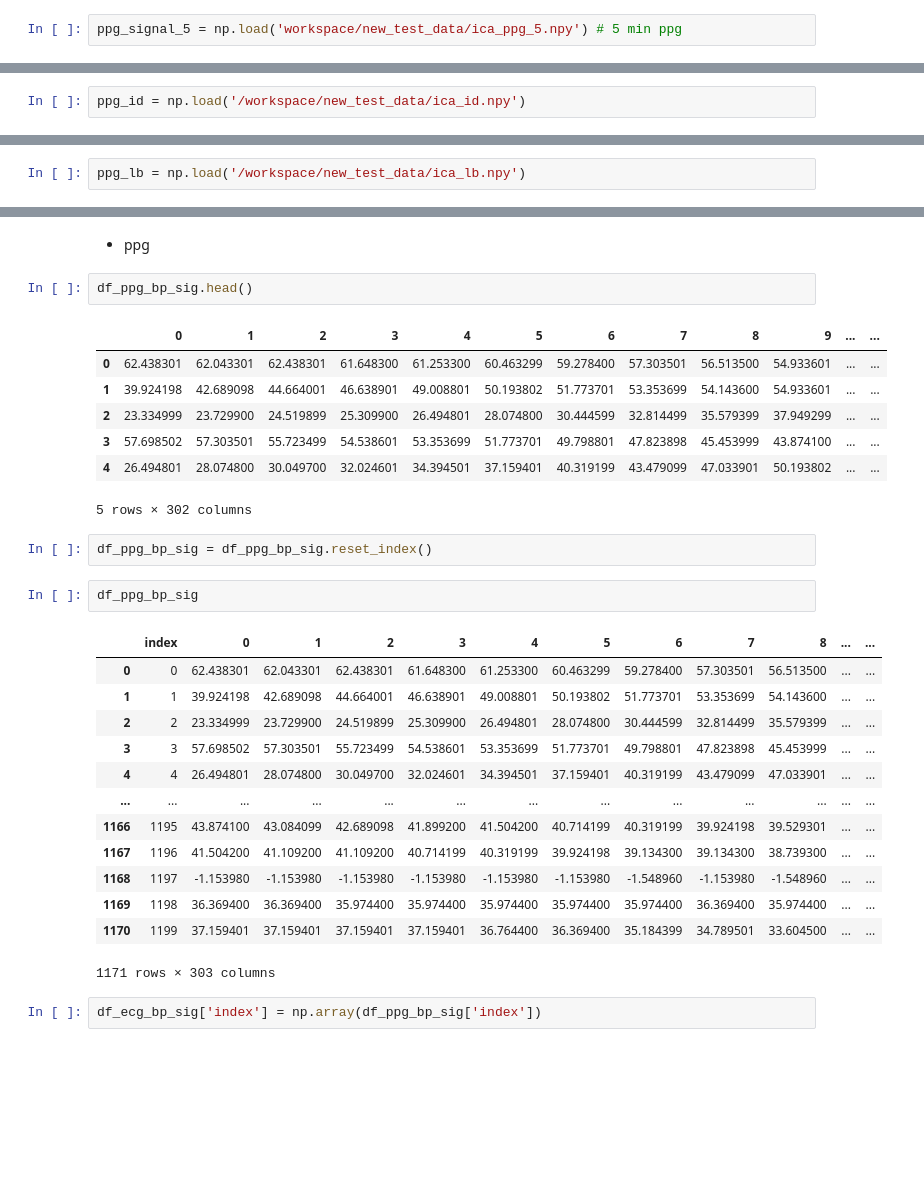
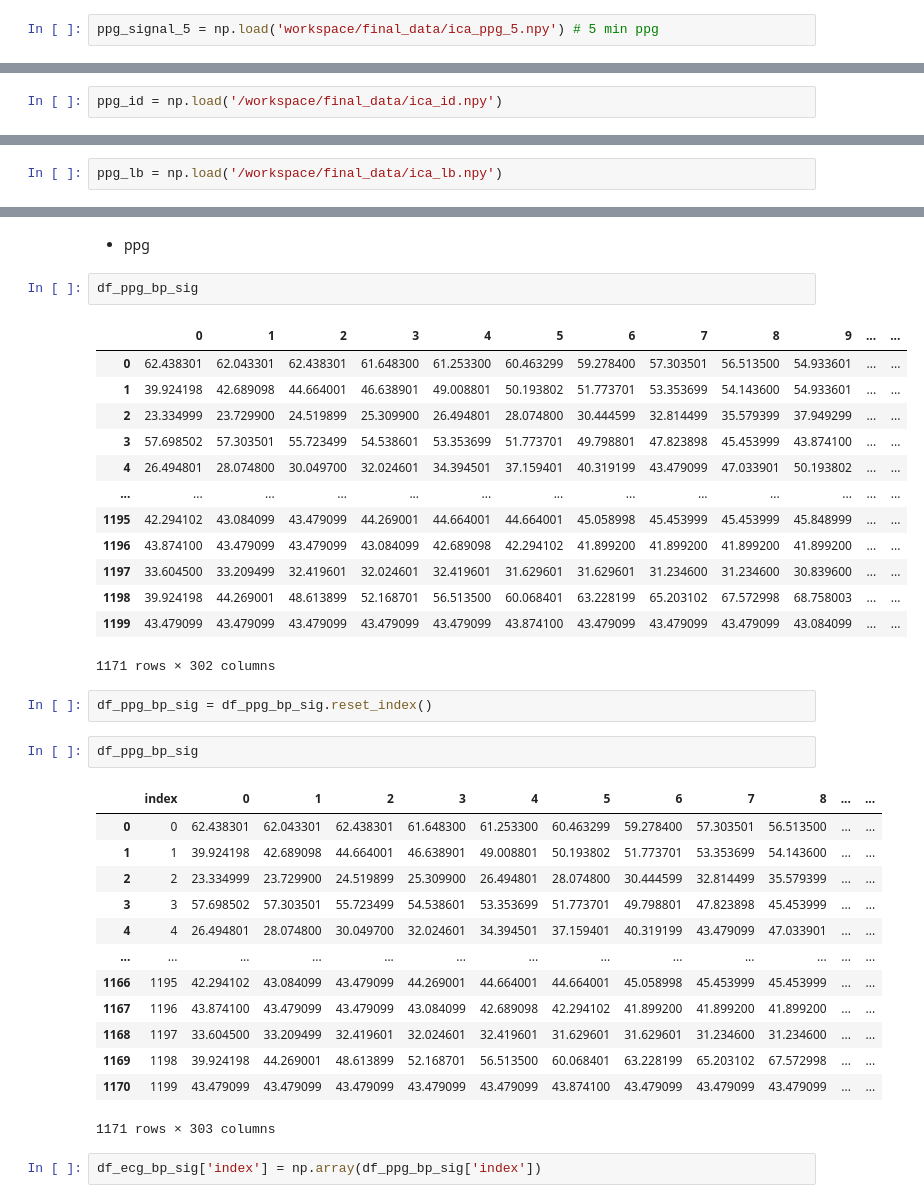
Before and after one commit to jungyu0413/VitalDB, a Jupyter notebook: final _ica_ppg_ecg_1Dconv.ipynb, the cells around one changed output, grey strips where cells are left out. Drawn from its saved outputs; the diff is of its cells as text; blank space fills up the shorter version.

```diff
--- a/final _ica_ppg_ecg_1Dconv.ipynb
+++ b/final _ica_ppg_ecg_1Dconv.ipynb
@@ -8,7 +7,7 @@ import torch
 # %% [markdown]
 * ppg
 # %%
-ppg_signal_5 = np.load('workspace/new_test_data/ica_ppg_5.npy') # 5 min ppg
+ppg_signal_5 = np.load('workspace/final_data/ica_ppg_5.npy') # 5 min ppg
 # %%
 len(ppg_signal_5)
 # %% [output]
@@ -26,5 +25,5 @@ ecg_lb = np.load('workspace/new_test_data/ica_lb.npy')
 # %%
-ppg_id = np.load('/workspace/new_test_data/ica_id.npy')
+ppg_id = np.load('/workspace/final_data/ica_id.npy')
 # %%
 len(ppg_id)
 # %% [output]
@@ -40,4 +49,4 @@ df_ppg = pd.DataFrame(list(ppg_signal_5))
 # %%
 df_ppg['caseid'] = list(ppg_id)
 # %%
-ppg_lb = np.load('/workspace/new_test_data/ica_lb.npy')
+ppg_lb = np.load('/workspace/final_data/ica_lb.npy')
@@ -184,15 +223,21 @@ y_train_ppg = list(df_ppg['label'].map(lambda x : 0 if x == 0 else 1))
 # %% [markdown]
 * ppg
 # %%
-df_ppg_bp_sig.head()
+df_ppg_bp_sig
 # %% [output]
 |  | 0 | 1 | 2 | 3 | 4 | 5 | 6 | 7 | 8 | 9 | ... | ... |
 | 0 | 62.438301 | 62.043301 | 62.438301 | 61.648300 | 61.253300 | 60.463299 | 59.278400 | 57.303501 | 56.513500 | 54.933601 | ... | ... |
 | 1 | 39.924198 | 42.689098 | 44.664001 | 46.638901 | 49.008801 | 50.193802 | 51.773701 | 53.353699 | 54.143600 | 54.933601 | ... | ... |
 | 2 | 23.334999 | 23.729900 | 24.519899 | 25.309900 | 26.494801 | 28.074800 | 30.444599 | 32.814499 | 35.579399 | 37.949299 | ... | ... |
 | 3 | 57.698502 | 57.303501 | 55.723499 | 54.538601 | 53.353699 | 51.773701 | 49.798801 | 47.823898 | 45.453999 | 43.874100 | ... | ... |
 | 4 | 26.494801 | 28.074800 | 30.049700 | 32.024601 | 34.394501 | 37.159401 | 40.319199 | 43.479099 | 47.033901 | 50.193802 | ... | ... |
+| ... | ... | ... | ... | ... | ... | ... | ... | ... | ... | ... | ... | ... |
+| 1195 | 42.294102 | 43.084099 | 43.479099 | 44.269001 | 44.664001 | 44.664001 | 45.058998 | 45.453999 | 45.453999 | 45.848999 | ... | ... |
+| 1196 | 43.874100 | 43.479099 | 43.479099 | 43.084099 | 42.689098 | 42.294102 | 41.899200 | 41.899200 | 41.899200 | 41.899200 | ... | ... |
+| 1197 | 33.604500 | 33.209499 | 32.419601 | 32.024601 | 32.419601 | 31.629601 | 31.629601 | 31.234600 | 31.234600 | 30.839600 | ... | ... |
+| 1198 | 39.924198 | 44.269001 | 48.613899 | 52.168701 | 56.513500 | 60.068401 | 63.228199 | 65.203102 | 67.572998 | 68.758003 | ... | ... |
+| 1199 | 43.479099 | 43.479099 | 43.479099 | 43.479099 | 43.479099 | 43.874100 | 43.479099 | 43.479099 | 43.479099 | 43.084099 | ... | ... |
-5 rows × 302 columns
+1171 rows × 302 columns
 # %%
 df_ppg_bp_sig = df_ppg_bp_sig.reset_index()
 # %%
@@ -205,11 +250,11 @@ df_ppg_bp_sig
 | 3 | 3 | 57.698502 | 57.303501 | 55.723499 | 54.538601 | 53.353699 | 51.773701 | 49.798801 | 47.823898 | 45.453999 | ... | ... |
 | 4 | 4 | 26.494801 | 28.074800 | 30.049700 | 32.024601 | 34.394501 | 37.159401 | 40.319199 | 43.479099 | 47.033901 | ... | ... |
 | ... | ... | ... | ... | ... | ... | ... | ... | ... | ... | ... | ... | ... |
-| 1166 | 1195 | 43.874100 | 43.084099 | 42.689098 | 41.899200 | 41.504200 | 40.714199 | 40.319199 | 39.924198 | 39.529301 | ... | ... |
-| 1167 | 1196 | 41.504200 | 41.109200 | 41.109200 | 40.714199 | 40.319199 | 39.924198 | 39.134300 | 39.134300 | 38.739300 | ... | ... |
-| 1168 | 1197 | -1.153980 | -1.153980 | -1.153980 | -1.153980 | -1.153980 | -1.153980 | -1.548960 | -1.153980 | -1.548960 | ... | ... |
-| 1169 | 1198 | 36.369400 | 36.369400 | 35.974400 | 35.974400 | 35.974400 | 35.974400 | 35.974400 | 36.369400 | 35.974400 | ... | ... |
-| 1170 | 1199 | 37.159401 | 37.159401 | 37.159401 | 37.159401 | 36.764400 | 36.369400 | 35.184399 | 34.789501 | 33.604500 | ... | ... |
+| 1166 | 1195 | 42.294102 | 43.084099 | 43.479099 | 44.269001 | 44.664001 | 44.664001 | 45.058998 | 45.453999 | 45.453999 | ... | ... |
+| 1167 | 1196 | 43.874100 | 43.479099 | 43.479099 | 43.084099 | 42.689098 | 42.294102 | 41.899200 | 41.899200 | 41.899200 | ... | ... |
+| 1168 | 1197 | 33.604500 | 33.209499 | 32.419601 | 32.024601 | 32.419601 | 31.629601 | 31.629601 | 31.234600 | 31.234600 | ... | ... |
+| 1169 | 1198 | 39.924198 | 44.269001 | 48.613899 | 52.168701 | 56.513500 | 60.068401 | 63.228199 | 65.203102 | 67.572998 | ... | ... |
+| 1170 | 1199 | 43.479099 | 43.479099 | 43.479099 | 43.479099 | 43.479099 | 43.874100 | 43.479099 | 43.479099 | 43.479099 | ... | ... |
 1171 rows × 303 columns
 # %%
 df_ecg_bp_sig['index'] = np.array(df_ppg_bp_sig['index'])
```
Also changed, not shown: parts of 33 cells of this notebook, 14 other files.
